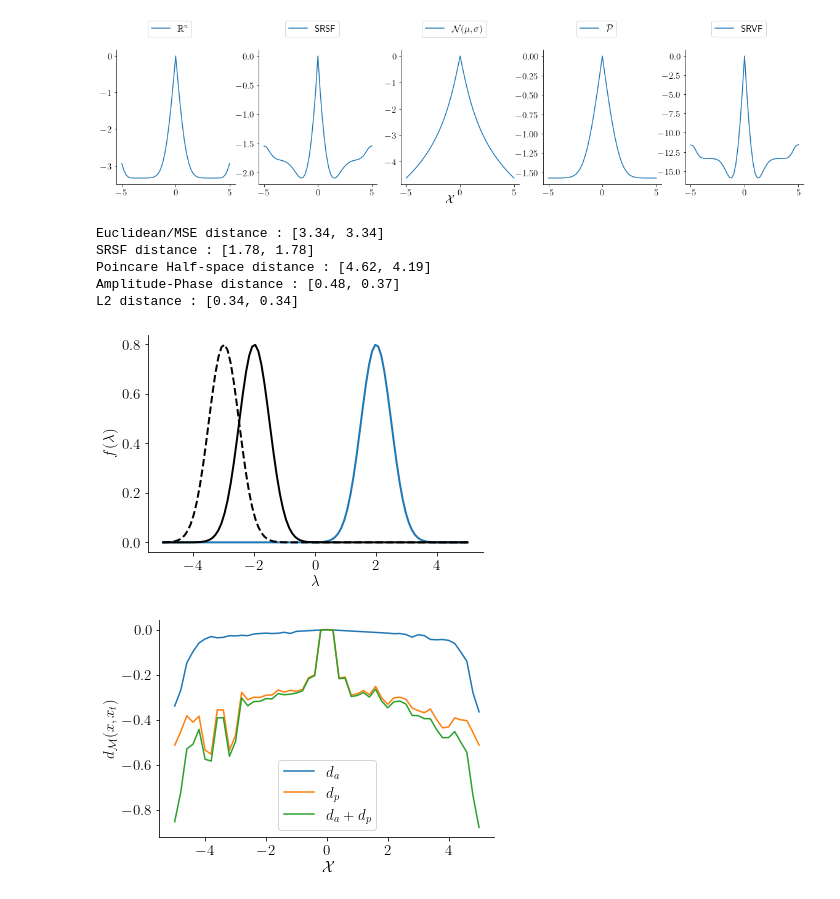
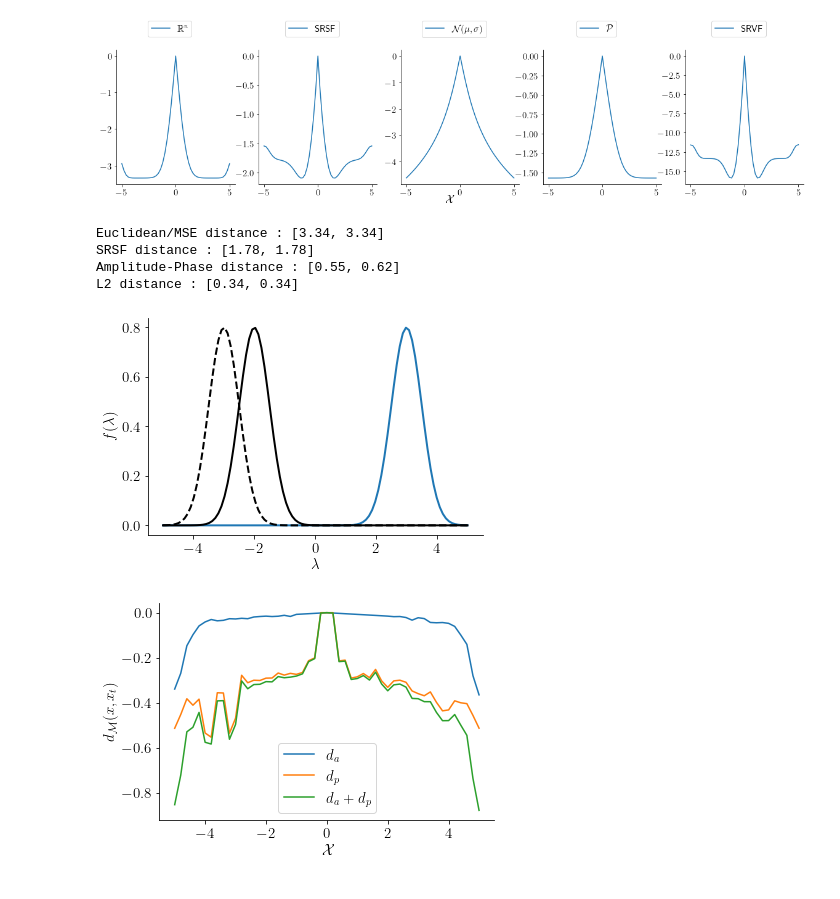
Before and after one commit to pozzo-research-group/HEAD, a Jupyter notebook: notebooks/26-Test distance measures with Gaussian functions.ipynb, the cells around one changed output. Saved outputs shown, nothing was run; the diff lists cells and outputs as text; code cells hidden in the pictures.

Commit message:
group presentation;output in compare metrics

```diff
--- a/notebooks/26-Test distance measures with Gaussian functions.ipynb
+++ b/notebooks/26-Test distance measures with Gaussian functions.ipynb
@@ -113,30 +113,27 @@ def amplitude_phase_distance(point_a, point_b):
     return da, dp
 # %%
 fig, ax = plt.subplots()
-y0 = gaussian(2,0.5)
-y1 = gaussian(-3,0.5)
-y2 = gaussian(-2,0.5)
+y0 = gaussian(3,0.5)
+y1 = gaussian(-2,0.5)
+y2 = gaussian(-3,0.5)
 ax.plot(lambda_, y0, lw=2.0)
-ax.plot(lambda_, y1, ls='--', color='k', lw=2.0)
-ax.plot(lambda_, y2, color='k', lw=2.0)
+ax.plot(lambda_, y1, color='k', lw=2.0)
+ax.plot(lambda_, y2, ls='--', color='k', lw=2.0)
 print('Euclidean/MSE distance : [%.2f, %.2f]'%(Rn.metric.dist(y0, y1), Rn.metric.dist(y0, y2)))
-print('SRSF distance : [%.2f, %.2f]'%(srvf.metric.dist(y0, y1), srvf.metric.dist(y0, y1)))
-print('Poincare Half-space distance : [%.2f, %.2f]'%(normal.metric.dist(gs.array([2,0.5]), gs.array([-3,0.5])),
-                                      normal.metric.dist(gs.array([2,0.5]), gs.array([-2,0.5]))))
+print('SRSF distance : [%.2f, %.2f]'%(srvf.metric.dist(y0, y1), srvf.metric.dist(y0, y2)))
 print('Amplitude-Phase distance : [%.2f, %.2f]'%(sum(amplitude_phase_distance(y0, y1)),
                                                  sum(amplitude_phase_distance(y0, y2))))
 print('L2 distance : [%.2f, %.2f]'%(L2.metric.dist(y0, y1), L2.metric.dist(y0, y2)))
 ax.set_xlabel(r'$\lambda$')
 ax.set_ylabel(r'$f(\lambda)$')
 plt.savefig('../expts/flat_metrics.png')
 plt.show()
 # %% [output]
 Euclidean/MSE distance : [3.34, 3.34]
 SRSF distance : [1.78, 1.78]
-Poincare Half-space distance : [4.62, 4.19]
-Amplitude-Phase distance : [0.48, 0.37]
+Amplitude-Phase distance : [0.55, 0.62]
 L2 distance : [0.34, 0.34]
-[figure, old version]
+[figure, new version]
 # %%
 fig, ax = plt.subplots()
 efda = np.asarray([amplitude_phase_distance(yt, gaussian(i,TARGET[1])) for i in test_x])
```
Also changed, not shown: 4 other files.
